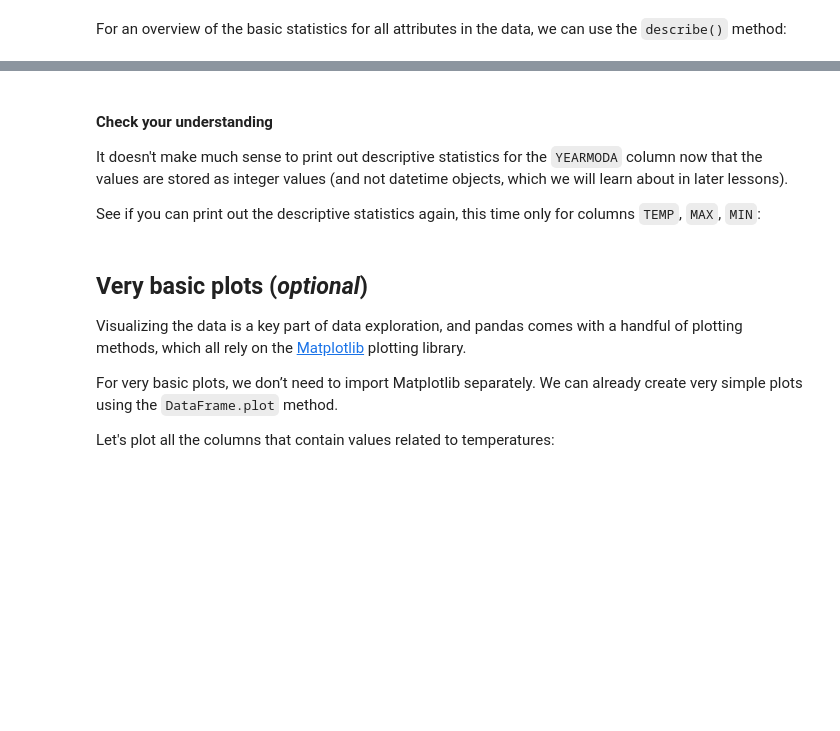
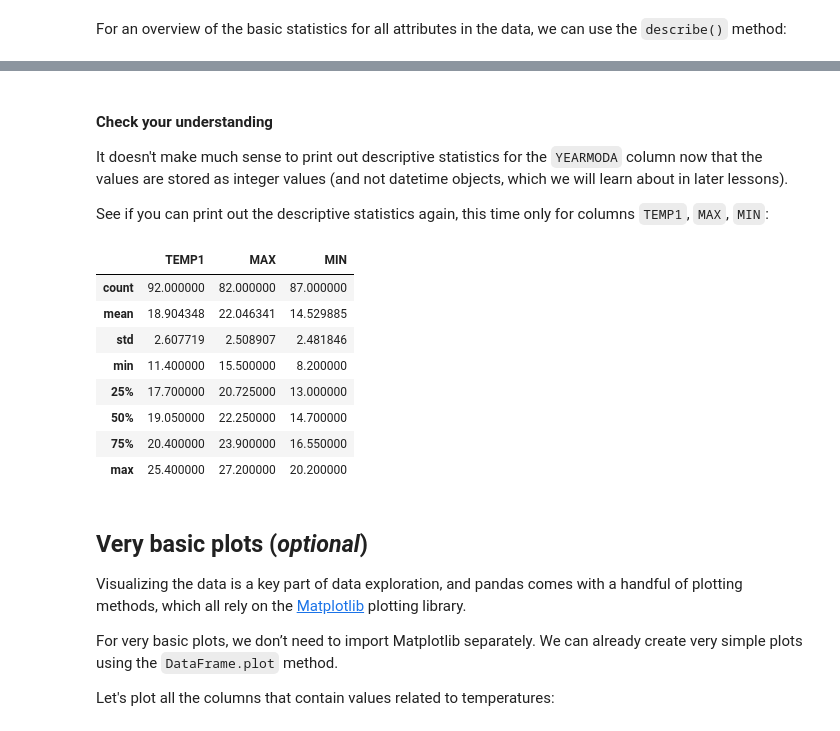
Before and after one commit to heattard/geo-python, a Jupyter notebook: source/notebooks/L5/exploring-data-using-pandas.ipynb, the cells around one changed output, grey strips where cells are left out. Drawn from its saved outputs; the diff is of its cells as text; code cells hidden in the pictures; blank space fills up the shorter version.

```diff
--- a/source/notebooks/L5/exploring-data-using-pandas.ipynb
+++ b/source/notebooks/L5/exploring-data-using-pandas.ipynb
@@ -272,10 +364,20 @@ data.describe()
 
 It doesn't make much sense to print out descriptive statistics for the `YEARMODA` column now that the values are stored as integer values (and not datetime objects, which we will learn about in later lessons).
 
-See if you can print out the descriptive statistics again, this time only for columns `TEMP`, `MAX`, `MIN`:
+See if you can print out the descriptive statistics again, this time only for columns `TEMP1`, `MAX`, `MIN`:
 # %%
 # Here is the solution
-data[["TEMP", "MAX", "MIN"]].describe()
+data[["TEMP1", "MAX", "MIN"]].describe()
+# %% [output]
+|  | TEMP1 | MAX | MIN |
+| count | 92.000000 | 82.000000 | 87.000000 |
+| mean | 18.904348 | 22.046341 | 14.529885 |
+| std | 2.607719 | 2.508907 | 2.481846 |
+| min | 11.400000 | 15.500000 | 8.200000 |
+| 25% | 17.700000 | 20.725000 | 13.000000 |
+| 50% | 19.050000 | 22.250000 | 14.700000 |
+| 75% | 20.400000 | 23.900000 | 16.550000 |
+| max | 25.400000 | 27.200000 | 20.200000 |
 # %% [markdown]
 ## Very basic plots (*optional*)
 
```
Also changed, not shown: parts of 30 cells of this notebook.
